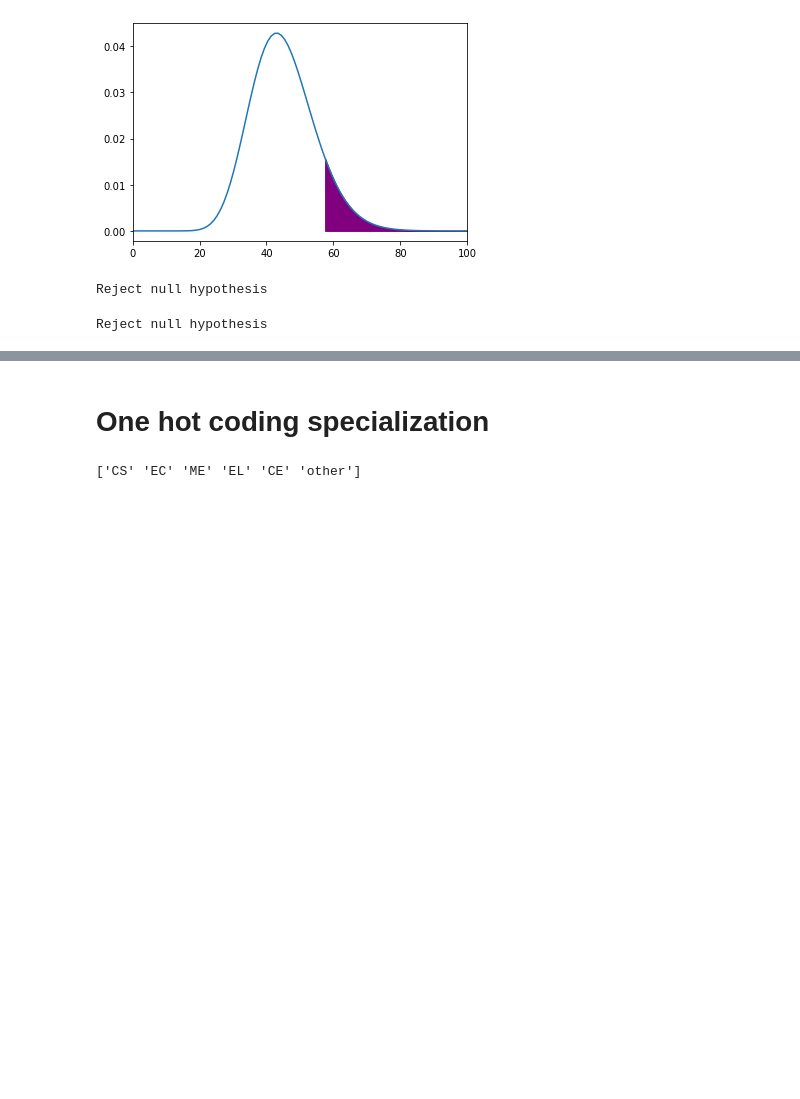
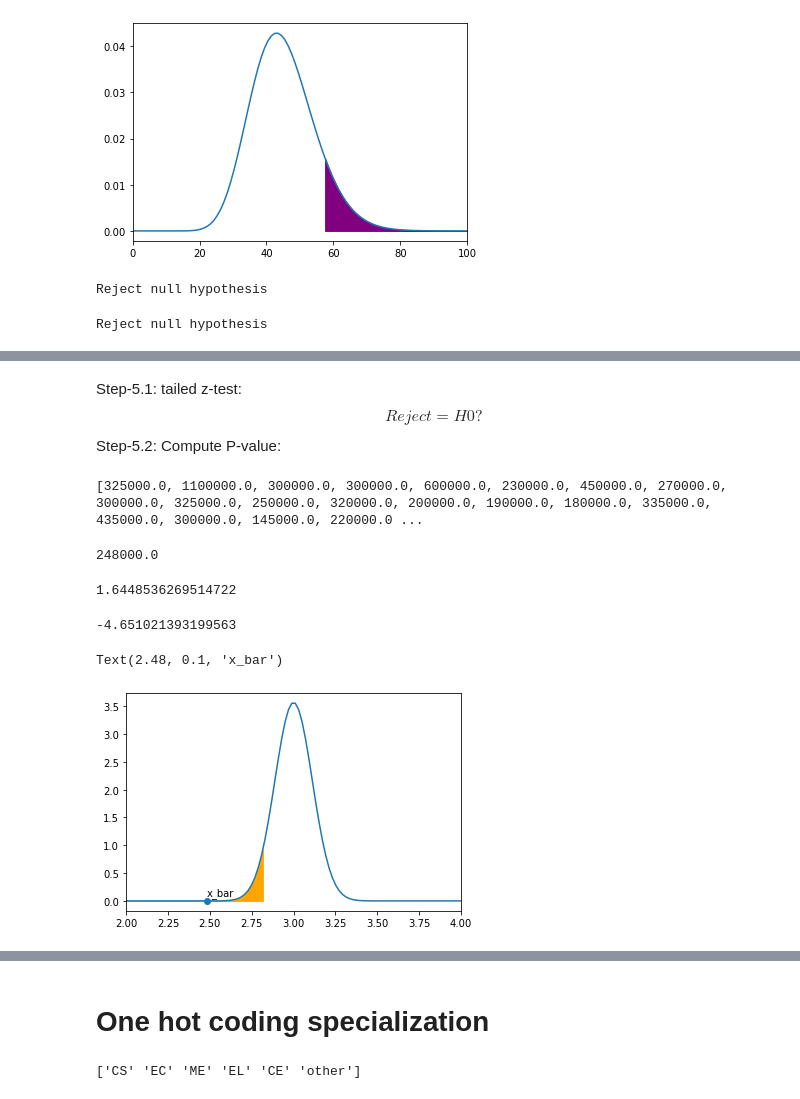
Before and after one commit to KishoreAkashYS/Innomatics_Internship_APR_21, a Jupyter notebook: Task - 10 (Exploratory Data Analysis)/Task _10 .ipynb, the cells around one changed output, grey strips where cells are left out. Cells and saved outputs as stored; diff of their text form; code cells hidden in the pictures; blank space fills up the shorter version.

```diff
--- a/Task - 10 (Exploratory Data Analysis)/Task _10 .ipynb
+++ b/Task - 10 (Exploratory Data Analysis)/Task _10 .ipynb
@@ -583,0 +610,79 @@ Reject null hypothesis
+# %% [markdown]
+Step-5.1: tailed z-test:<br>
+$$\ Reject = H0 ? $$
+Step-5.2: Compute P-value:
+# %%
+#Checking salaries of all those who got placed as a fresher.
+h = df['Djoin'].tolist()
+g = df['GraduationYear'].tolist()
+l = df['Salary'].tolist()
+k = []
+for i in range(0,3998):
+    if h[i]==g[i]:
+        k.append(l[i])
+    else:
+        pass
+print(k)
+# %% [output]
+[325000.0, 1100000.0, 300000.0, 300000.0, 600000.0, 230000.0, 450000.0, 270000.0, 300000.0, 325000.0, 250000.0, 320000.0, 200000.0, 190000.0, 180000.0, 335000.0, 435000.0, 300000.0, 145000.0, 220000.0 ...
+# %%
+from random import sample
+sam = sample(k,20)
+sam_mean = np.mean(sam)
+print(sam_mean)
+# %% [output]
+248000.0
+# %%
+#Calculating Z-critical value
+confidence_level = 0.95
+alpha = 1- confidence_level
+z_critical = norm.ppf(1-alpha)
+print(z_critical)
+# %% [output]
+1.6448536269514722
+# %%
+#calculating Z-score
+pop_std = 0.5
+pop_mean = 3.0
+sam_size = 20
+sam_mean1 = 2.48
+Z_score = z_score(sam_size,sam_mean1,pop_mean,pop_std)
+Z_score
+# %% [output]
+-4.651021393199563
+# %%
+# Ploting the sampling distribution with rejection regions
+
+# Defining the x minimum and x maximum
+x_min = 2.0
+x_max = 4.0
+
+
+# Defining the sampling distribution mean and sampling distribution std
+mean = pop_mean
+std = pop_std / (sam_size**0.5)
+
+
+# Ploting the graph and setting the x limits
+x = np.linspace(x_min, x_max, 100)
+y = norm.pdf(x, mean, std)
+plt.xlim(x_min, x_max)
+plt.plot(x, y)
+
+
+# Computing the right critical value (Right tailed Test)
+z_critical_left = pop_mean + (-z_critical * std)
+
+
+# Shading the right rejection region
+x1 = np.linspace( x_min,z_critical_left, 100)
+y1 = norm.pdf(x1, mean, std)
+plt.fill_between(x1, y1, color='orange')
+
+
+# Ploting the sample mean and concluding the results
+plt.scatter(sam_mean1, 0)
+plt.annotate("x_bar", (sam_mean1, 0.1))
+# %% [output]
+Text(2.48, 0.1, 'x_bar')
+[figure, added]
```
Also changed, not shown: parts of 18 cells of this notebook.
